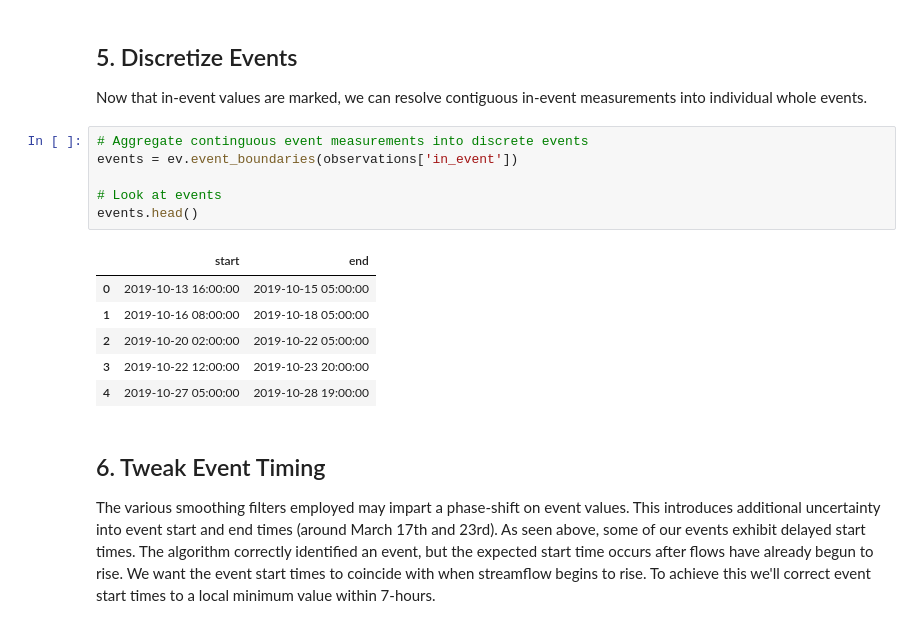
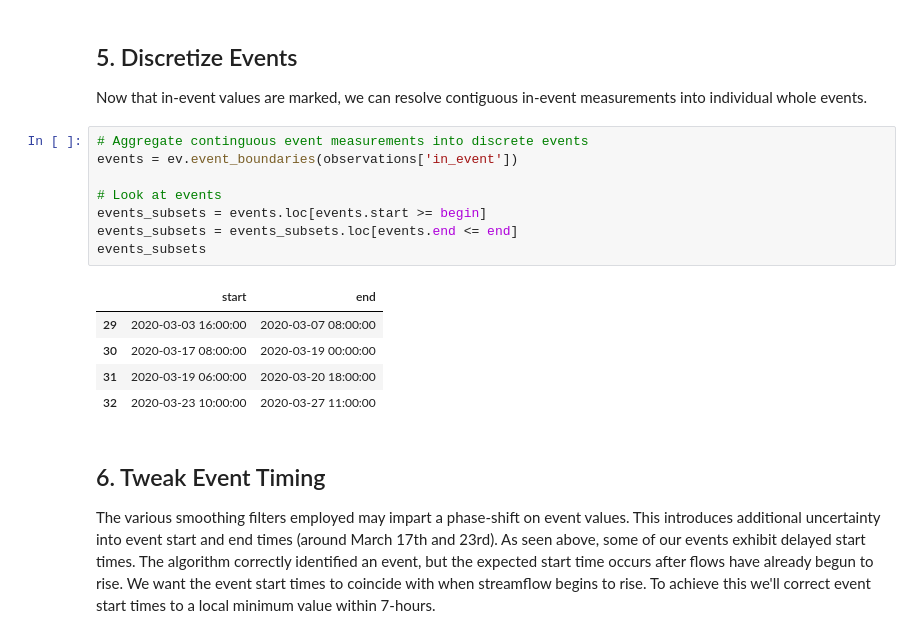
Before and after one commit to jarq6c/little_hope, a Jupyter notebook: event_detection.ipynb, the cells around one changed output. Cells and saved outputs as stored; diff of their text form.

```diff
--- a/event_detection.ipynb
+++ b/event_detection.ipynb
@@ -267,16 +267,17 @@ Now that in-event values are marked, we can resolve contiguous in-event measurem
 # %%
 # Aggregate continguous event measurements into discrete events
 events = ev.event_boundaries(observations['in_event'])
 
 # Look at events
-events.head()
+events_subsets = events.loc[events.start >= begin]
+events_subsets = events_subsets.loc[events.end <= end]
+events_subsets
 # %% [output]
 |  | start | end |
-| 0 | 2019-10-13 16:00:00 | 2019-10-15 05:00:00 |
-| 1 | 2019-10-16 08:00:00 | 2019-10-18 05:00:00 |
-| 2 | 2019-10-20 02:00:00 | 2019-10-22 05:00:00 |
-| 3 | 2019-10-22 12:00:00 | 2019-10-23 20:00:00 |
-| 4 | 2019-10-27 05:00:00 | 2019-10-28 19:00:00 |
+| 29 | 2020-03-03 16:00:00 | 2020-03-07 08:00:00 |
+| 30 | 2020-03-17 08:00:00 | 2020-03-19 00:00:00 |
+| 31 | 2020-03-19 06:00:00 | 2020-03-20 18:00:00 |
+| 32 | 2020-03-23 10:00:00 | 2020-03-27 11:00:00 |
 # %% [markdown]
 ## 6. Tweak Event Timing
 
```
Also changed, not shown: parts of 8 cells of this notebook.
